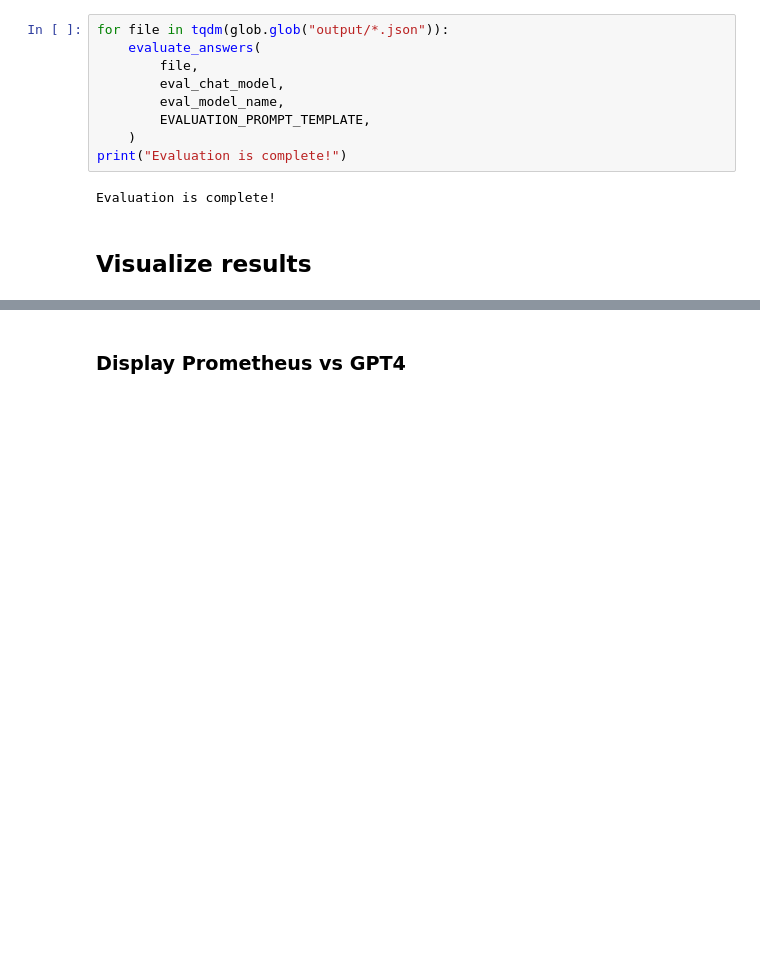
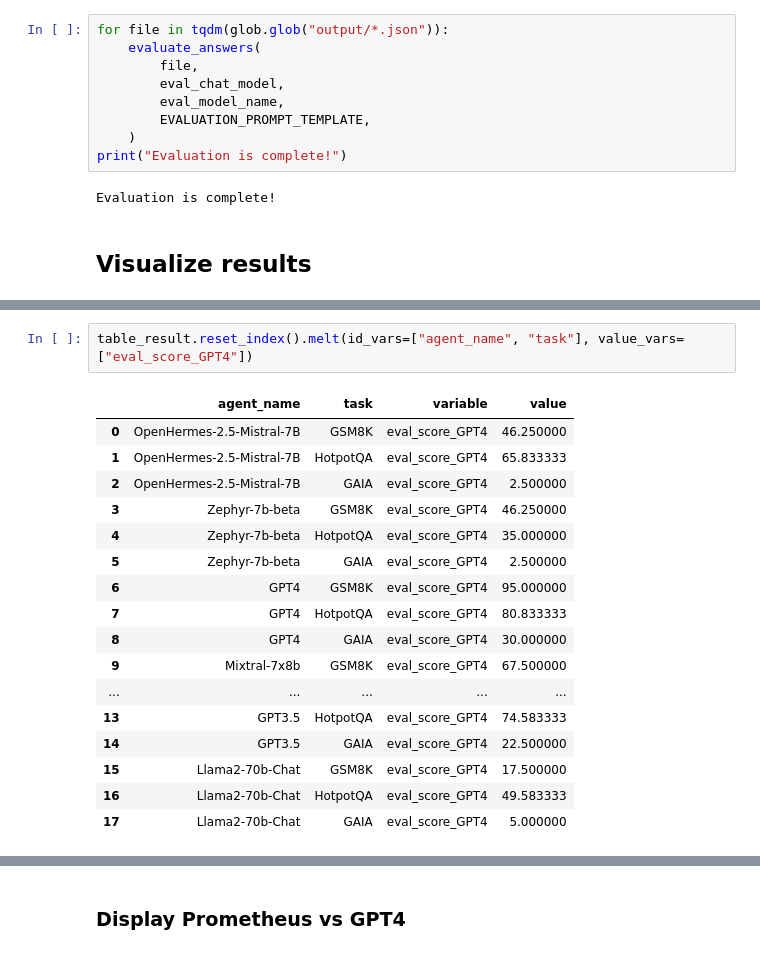
Before and after one commit to aymeric-roucher/benchmark_agents, a Jupyter notebook: benchmark.ipynb, the cells around one changed output, grey strips where cells are left out. Drawn from its saved outputs; the diff is of its cells as text; blank space fills up the shorter version.

```diff
--- a/benchmark.ipynb
+++ b/benchmark.ipynb
@@ -367,4 +316,24 @@ display(table_result.unstack())
 | Llama2-70b-Chat | 17.50 | 49.583333 | 5.0 |
+# %%
+table_result.reset_index().melt(id_vars=["agent_name", "task"], value_vars=["eval_score_GPT4"])
+# %% [output]
+|  | agent_name | task | variable | value |
+| 0 | OpenHermes-2.5-Mistral-7B | GSM8K | eval_score_GPT4 | 46.250000 |
+| 1 | OpenHermes-2.5-Mistral-7B | HotpotQA | eval_score_GPT4 | 65.833333 |
+| 2 | OpenHermes-2.5-Mistral-7B | GAIA | eval_score_GPT4 | 2.500000 |
+| 3 | Zephyr-7b-beta | GSM8K | eval_score_GPT4 | 46.250000 |
+| 4 | Zephyr-7b-beta | HotpotQA | eval_score_GPT4 | 35.000000 |
+| 5 | Zephyr-7b-beta | GAIA | eval_score_GPT4 | 2.500000 |
+| 6 | GPT4 | GSM8K | eval_score_GPT4 | 95.000000 |
+| 7 | GPT4 | HotpotQA | eval_score_GPT4 | 80.833333 |
+| 8 | GPT4 | GAIA | eval_score_GPT4 | 30.000000 |
+| 9 | Mixtral-7x8b | GSM8K | eval_score_GPT4 | 67.500000 |
+| ... | ... | ... | ... | ... |
+| 13 | GPT3.5 | HotpotQA | eval_score_GPT4 | 74.583333 |
+| 14 | GPT3.5 | GAIA | eval_score_GPT4 | 22.500000 |
+| 15 | Llama2-70b-Chat | GSM8K | eval_score_GPT4 | 17.500000 |
+| 16 | Llama2-70b-Chat | HotpotQA | eval_score_GPT4 | 49.583333 |
+| 17 | Llama2-70b-Chat | GAIA | eval_score_GPT4 | 5.000000 |
 # %%
 # Assert that all agents were tried on all questions
 np.testing.assert_array_equal(
```
Also changed, not shown: parts of 19 cells of this notebook, 4 other files.
